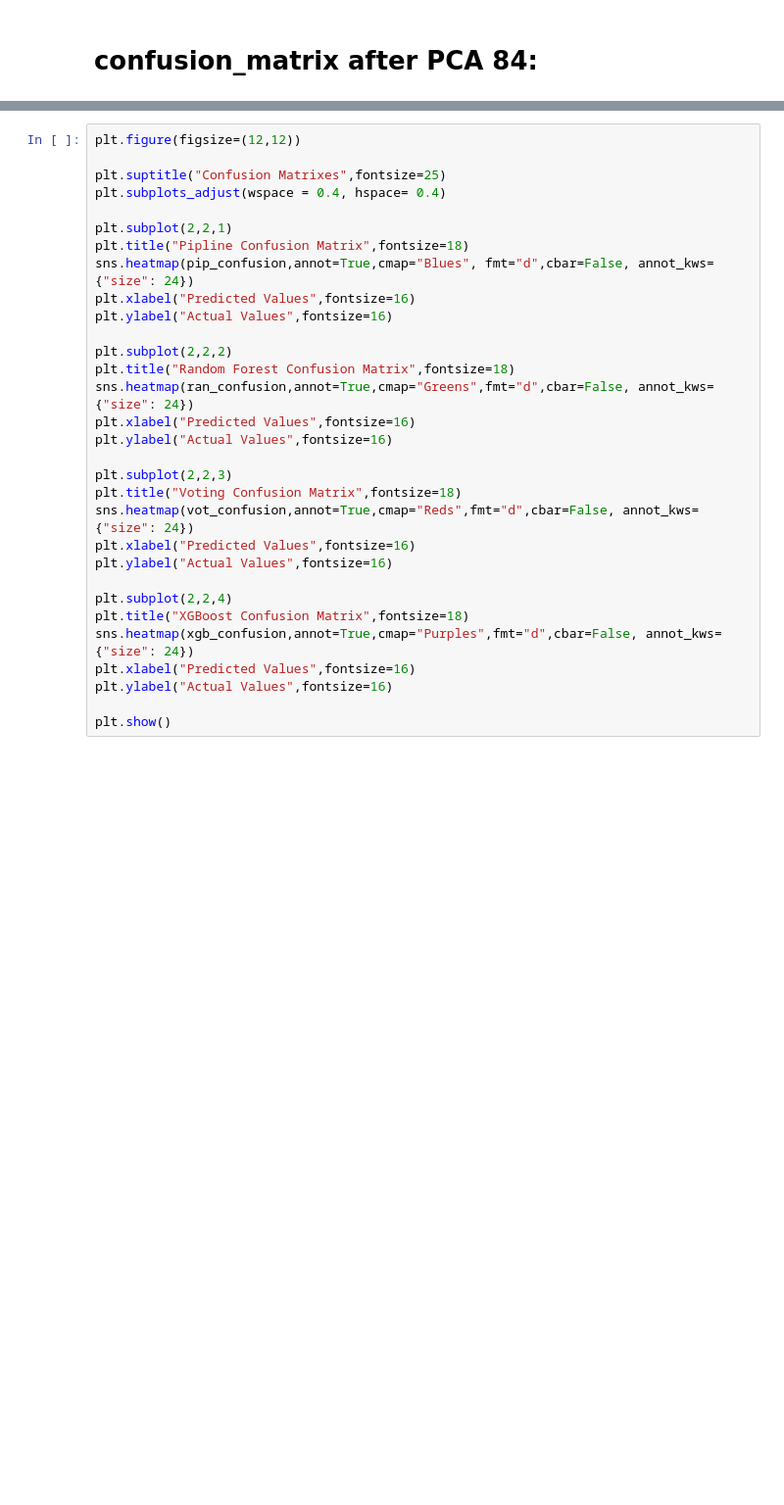
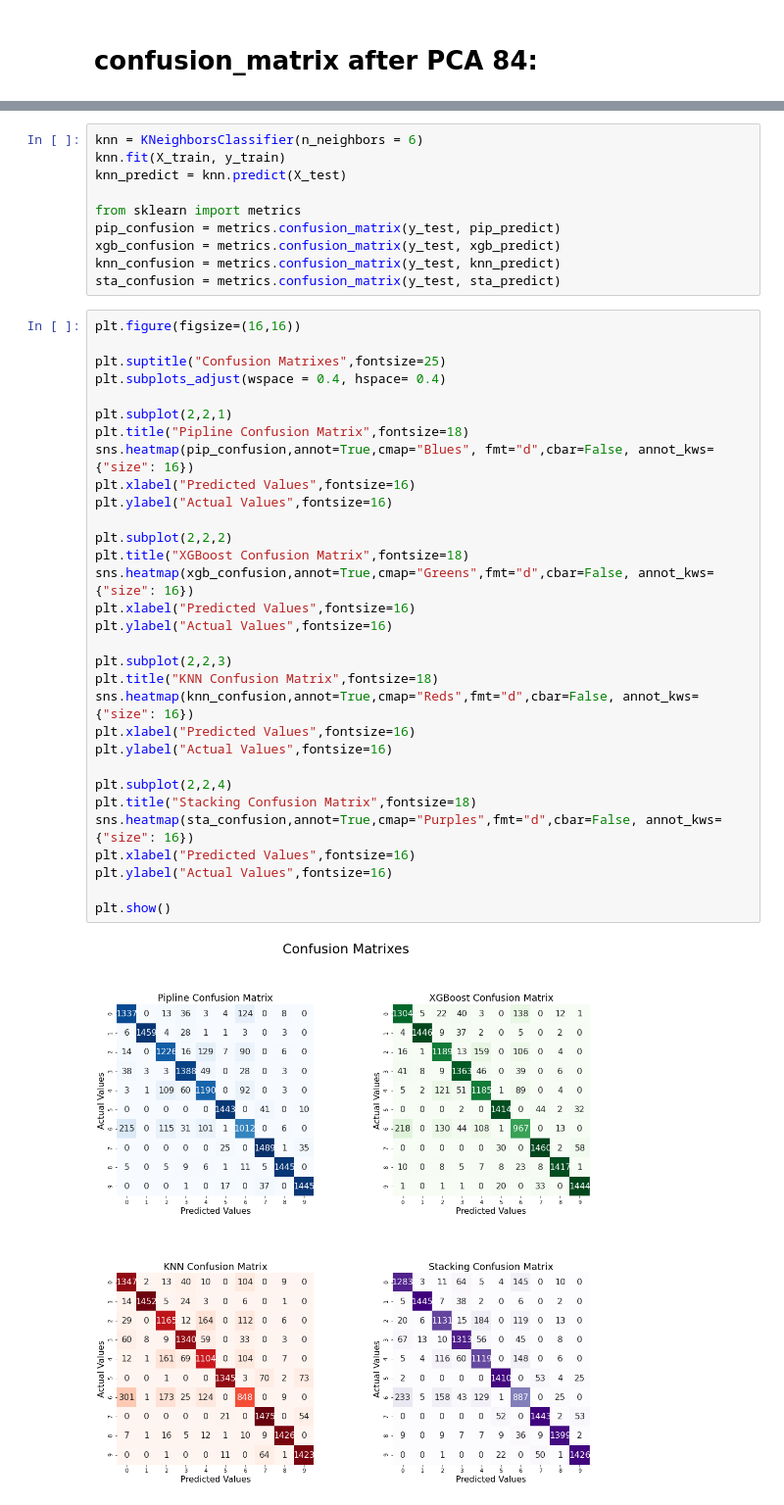
Before and after one commit to TairMazriv/FinalProject, a Jupyter notebook: fmnist.ipynb, the cells around one changed output, grey strips where cells are left out. Shown: that part at 98% size. Drawn from its saved outputs; the diff is of its cells as text; blank space fills up the shorter version.

```diff
--- a/fmnist.ipynb
+++ b/fmnist.ipynb
@@ -196,31 +196,43 @@ xgb_confusion = metrics.confusion_matrix(y_test, xgb_predict)
+# %%
+knn = KNeighborsClassifier(n_neighbors = 6)
+knn.fit(X_train, y_train)
+knn_predict = knn.predict(X_test)
+
+from sklearn import metrics
+pip_confusion = metrics.confusion_matrix(y_test, pip_predict)
+xgb_confusion = metrics.confusion_matrix(y_test, xgb_predict)
+knn_confusion = metrics.confusion_matrix(y_test, knn_predict)
+sta_confusion = metrics.confusion_matrix(y_test, sta_predict)
 # %%
-plt.figure(figsize=(12,12))
+plt.figure(figsize=(16,16))
 
 plt.suptitle("Confusion Matrixes",fontsize=25)
 plt.subplots_adjust(wspace = 0.4, hspace= 0.4)
 
 plt.subplot(2,2,1)
 plt.title("Pipline Confusion Matrix",fontsize=18)
-sns.heatmap(pip_confusion,annot=True,cmap="Blues", fmt="d",cbar=False, annot_kws={"size": 24})
+sns.heatmap(pip_confusion,annot=True,cmap="Blues", fmt="d",cbar=False, annot_kws={"size": 16})
 plt.xlabel("Predicted Values",fontsize=16)
 plt.ylabel("Actual Values",fontsize=16)
 
 plt.subplot(2,2,2)
-plt.title("Random Forest Confusion Matrix",fontsize=18)
-sns.heatmap(ran_confusion,annot=True,cmap="Greens",fmt="d",cbar=False, annot_kws={"size": 24})
+plt.title("XGBoost Confusion Matrix",fontsize=18)
+sns.heatmap(xgb_confusion,annot=True,cmap="Greens",fmt="d",cbar=False, annot_kws={"size": 16})
 plt.xlabel("Predicted Values",fontsize=16)
 plt.ylabel("Actual Values",fontsize=16)
 
 plt.subplot(2,2,3)
-plt.title("Voting Confusion Matrix",fontsize=18)
-sns.heatmap(vot_confusion,annot=True,cmap="Reds",fmt="d",cbar=False, annot_kws={"size": 24})
+plt.title("KNN Confusion Matrix",fontsize=18)
+sns.heatmap(knn_confusion,annot=True,cmap="Reds",fmt="d",cbar=False, annot_kws={"size": 16})
 plt.xlabel("Predicted Values",fontsize=16)
 plt.ylabel("Actual Values",fontsize=16)
 
 plt.subplot(2,2,4)
-plt.title("XGBoost Confusion Matrix",fontsize=18)
-sns.heatmap(xgb_confusion,annot=True,cmap="Purples",fmt="d",cbar=False, annot_kws={"size": 24})
+plt.title("Stacking Confusion Matrix",fontsize=18)
+sns.heatmap(sta_confusion,annot=True,cmap="Purples",fmt="d",cbar=False, annot_kws={"size": 16})
 plt.xlabel("Predicted Values",fontsize=16)
 plt.ylabel("Actual Values",fontsize=16)
 
 plt.show()
+# %% [output]
+[figure, added]
```
Also changed, not shown: parts of 23 cells of this notebook, 1 other file.
